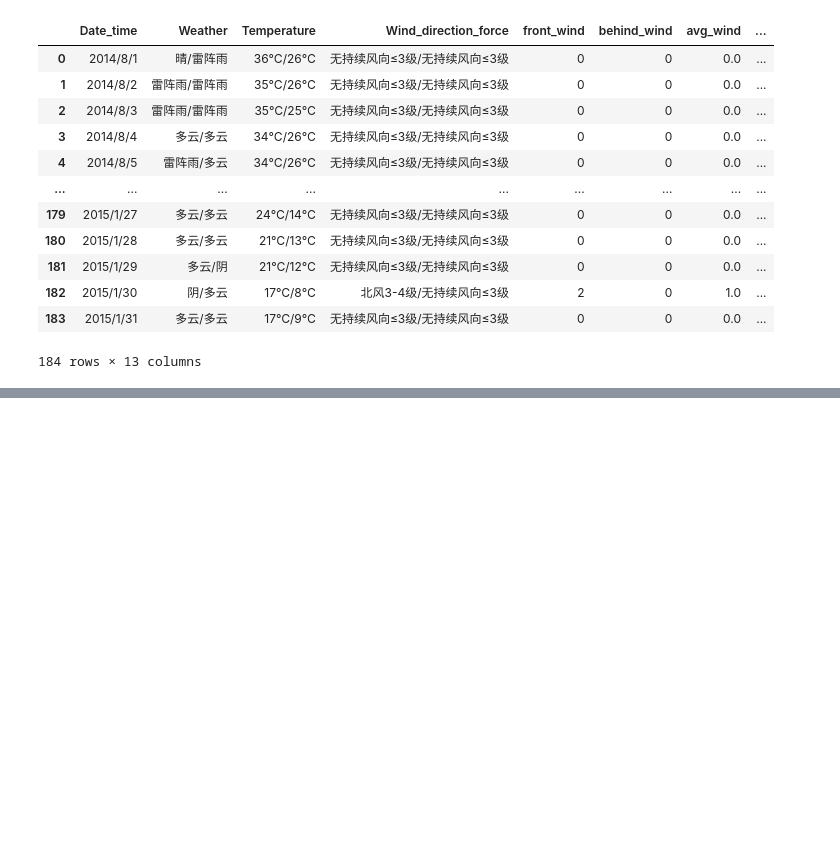
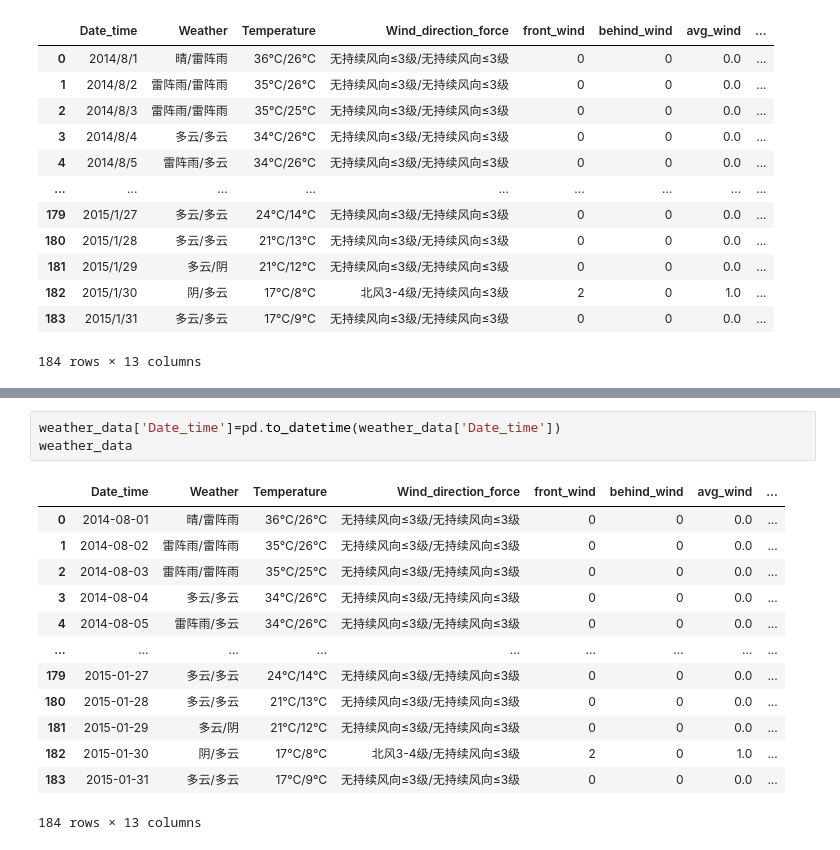
Before and after one commit to yanlingpy/Bus, a Jupyter notebook: code/bus.ipynb, the cells around one changed output, grey strips where cells are left out. Saved outputs shown, nothing was run; the diff lists cells and outputs as text; blank space fills up the shorter version.

```diff
--- a/code/bus.ipynb
+++ b/code/bus.ipynb
@@ -351,0 +427,17 @@ weather_data
+# %%
+weather_data['Date_time']=pd.to_datetime(weather_data['Date_time'])
+weather_data
+# %% [output]
+|  | Date_time | Weather | Temperature | Wind_direction_force | front_wind | behind_wind | avg_wind | ... |
+| 0 | 2014-08-01 | 晴/雷阵雨 | 36℃/26℃ | 无持续风向≤3级/无持续风向≤3级 | 0 | 0 | 0.0 | ... |
+| 1 | 2014-08-02 | 雷阵雨/雷阵雨 | 35℃/26℃ | 无持续风向≤3级/无持续风向≤3级 | 0 | 0 | 0.0 | ... |
+| 2 | 2014-08-03 | 雷阵雨/雷阵雨 | 35℃/25℃ | 无持续风向≤3级/无持续风向≤3级 | 0 | 0 | 0.0 | ... |
+| 3 | 2014-08-04 | 多云/多云 | 34℃/26℃ | 无持续风向≤3级/无持续风向≤3级 | 0 | 0 | 0.0 | ... |
+| 4 | 2014-08-05 | 雷阵雨/多云 | 34℃/26℃ | 无持续风向≤3级/无持续风向≤3级 | 0 | 0 | 0.0 | ... |
+| ... | ... | ... | ... | ... | ... | ... | ... | ... |
+| 179 | 2015-01-27 | 多云/多云 | 24℃/14℃ | 无持续风向≤3级/无持续风向≤3级 | 0 | 0 | 0.0 | ... |
+| 180 | 2015-01-28 | 多云/多云 | 21℃/13℃ | 无持续风向≤3级/无持续风向≤3级 | 0 | 0 | 0.0 | ... |
+| 181 | 2015-01-29 | 多云/阴 | 21℃/12℃ | 无持续风向≤3级/无持续风向≤3级 | 0 | 0 | 0.0 | ... |
+| 182 | 2015-01-30 | 阴/多云 | 17℃/8℃ | 北风3-4级/无持续风向≤3级 | 2 | 0 | 1.0 | ... |
+| 183 | 2015-01-31 | 多云/多云 | 17℃/9℃ | 无持续风向≤3级/无持续风向≤3级 | 0 | 0 | 0.0 | ... |
+184 rows × 13 columns
```
Also changed, not shown: parts of 26 cells of this notebook.
